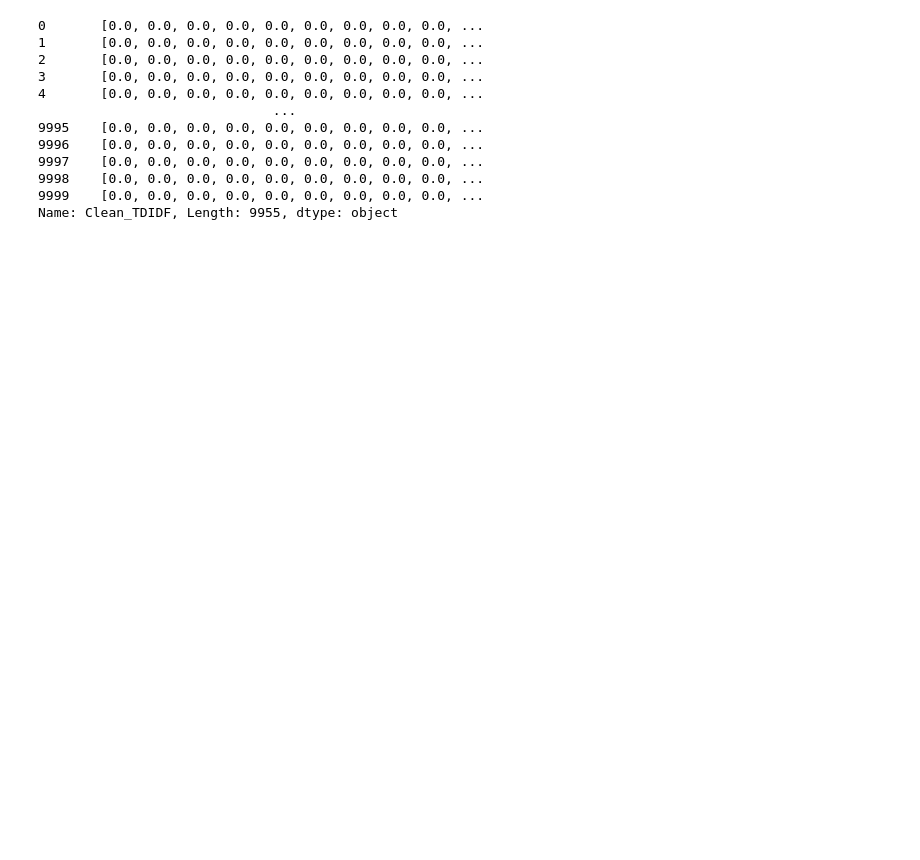
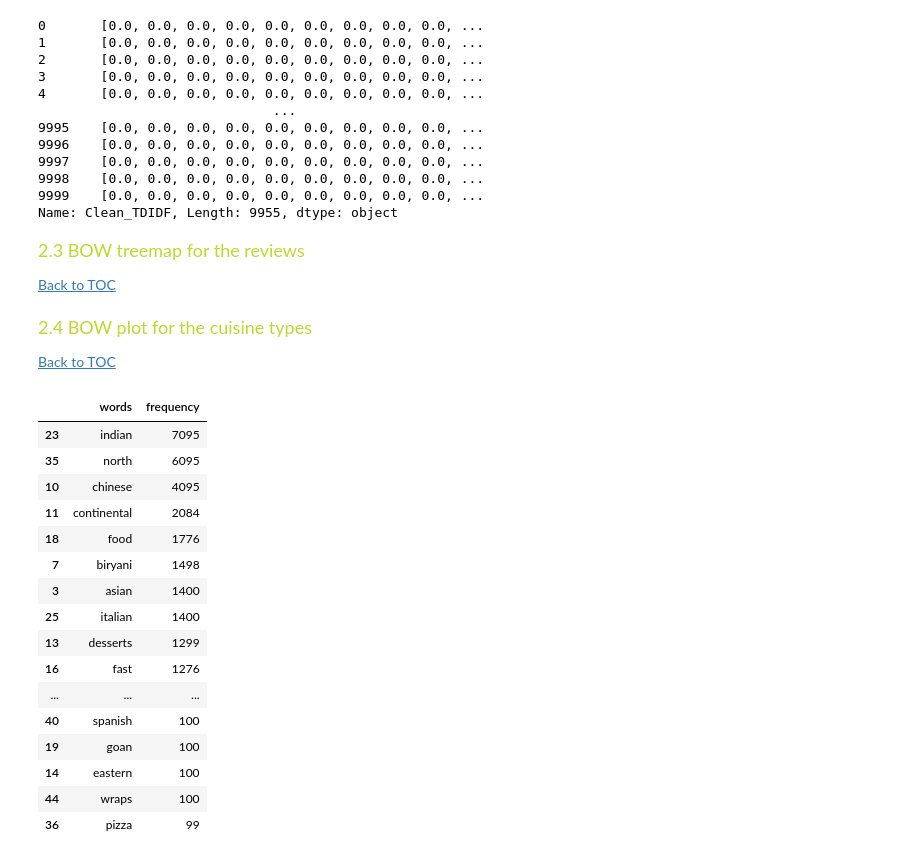
Before and after one commit to JoaoF7/Text_Mining_Project, a Jupyter notebook: TM2425_project_sow_Annex_B_Notebook_Template.ipynb, the cells around one changed output. Saved outputs shown, nothing was run; the diff lists cells and outputs as text; code cells hidden in the pictures; blank space fills up the shorter version.

```diff
--- a/TM2425_project_sow_Annex_B_Notebook_Template.ipynb
+++ b/TM2425_project_sow_Annex_B_Notebook_Template.ipynb
@@ -347,0 +342,4 @@ Name: Clean_TDIDF, Length: 9955, dtype: object
+# %% [markdown]
+<font color='#BFD72F' size=4>2.3 BOW treemap for the reviews</font> <a class="anchor" id="P1"></a>
+
+[Back to TOC](#toc)
@@ -347,0 +363,29 @@ Name: Clean_TDIDF, Length: 9955, dtype: object
+# %% [markdown]
+<font color='#BFD72F' size=4>2.4 BOW plot for the cuisine types</font> <a class="anchor" id="P1"></a>
+
+[Back to TOC](#toc)
+# %%
+#Create a BOW and get the number of times each type of cuisine appears
+bow_vectorizer = CountVectorizer()
+cuisine_td_matrix = bow_vectorizer.fit_transform(reviews["Cuisine"]).toarray()
+cuisine_word_list = bow_vectorizer.get_feature_names_out().tolist()
+cuisine_words_freq = word_freq_calculator(cuisine_td_matrix, cuisine_word_list)
+cuisine_words_freq
+# %% [output]
+|  | words | frequency |
+| 23 | indian | 7095 |
+| 35 | north | 6095 |
+| 10 | chinese | 4095 |
+| 11 | continental | 2084 |
+| 18 | food | 1776 |
+| 7 | biryani | 1498 |
+| 3 | asian | 1400 |
+| 25 | italian | 1400 |
+| 13 | desserts | 1299 |
+| 16 | fast | 1276 |
+| ... | ... | ... |
+| 40 | spanish | 100 |
+| 19 | goan | 100 |
+| 14 | eastern | 100 |
+| 44 | wraps | 100 |
+| 36 | pizza | 99 |
```
Also changed, not shown: parts of 19 cells of this notebook, 4 other files.
